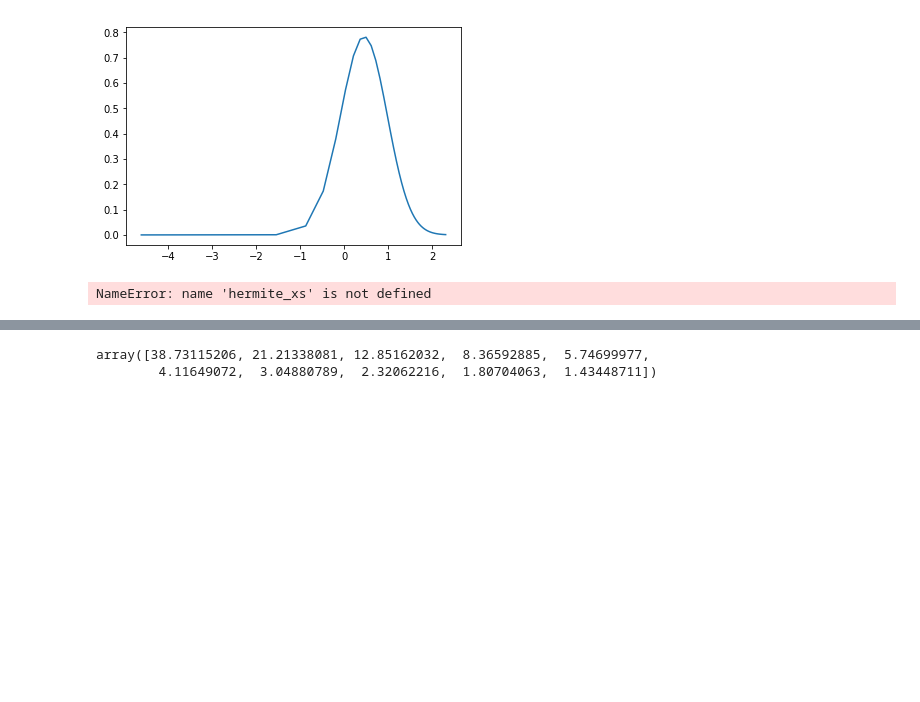
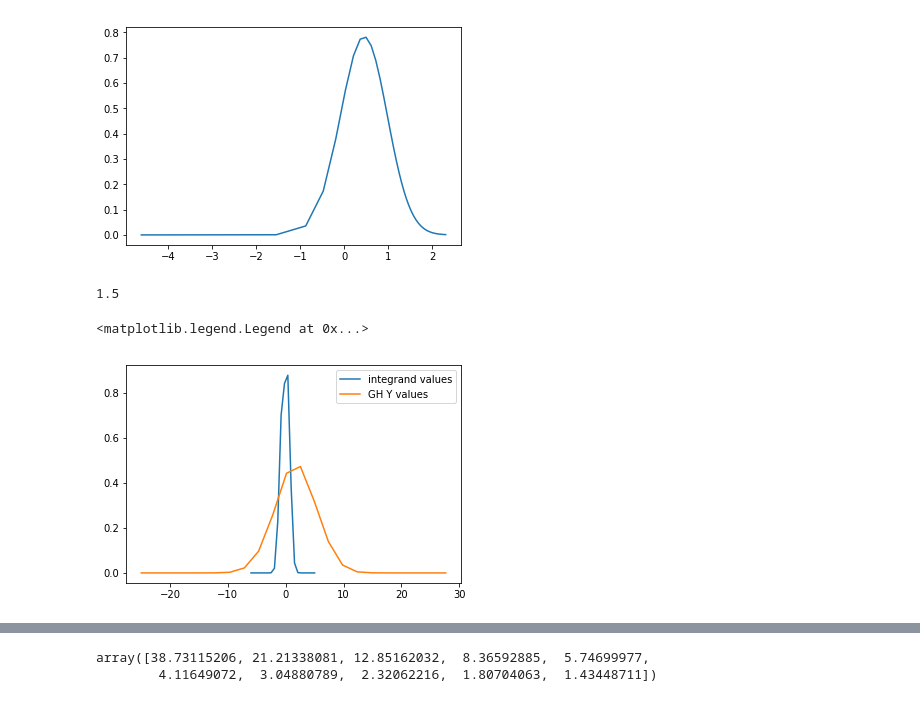
Before and after one commit to cdagnino/LearningModels, a Jupyter notebook: Notebooks/integrating_correctly.ipynb, the cells around one changed output, grey strips where cells are left out. Saved outputs shown, nothing was run; the diff lists cells and outputs as text; code cells hidden in the pictures; blank space fills up the shorter version.

```diff
--- a/Notebooks/integrating_correctly.ipynb
+++ b/Notebooks/integrating_correctly.ipynb
@@ -122,3 +121,36 @@ hermite_ws = np.array([9.717812450995191541494242559389596444E-4,
+# %%
+hermite_xs = np.array([-2.6519613568352334924470820065166161144,
+-1.6735516287674714450318013983035948191,
+             -0.81628788285896466303871095902714581674, 0., 0.8162878828589646630387109590271458167,
+1.6735516287674714450318013983035948191, 2.6519613568352334924470820065166161144])
+
+hermite_ws = np.array([9.717812450995191541494242559389596444E-4,
+0.054515582819127030592178568841695125961,
+0.42560725261012780052031746666639103544,
+0.8102646175568073267648765638130949407,
+0.42560725261012780052031746666639103544,
+0.054515582819127030592178568841695125961,
+9.717812450995191541494242559389596444E-4])
+
+
+#Más nodos:
+
+hermite_xs = np.array([-5.387480890011232862017, -4.603682449550744273078, -3.944764040115625210376,
+                       -3.347854567383216326915, -2.78880605842813048053, -2.254974002089275523082,
+                       -1.738537712116586206781,
+-1.234076215395323007886, -0.7374737285453943587056, -0.2453407083009012499038,
+0.2453407083009012499038, 0.7374737285453943587056, 1.234076215395323007886,
+1.738537712116586206781, 2.254974002089275523082, 2.78880605842813048053,
+3.347854567383216326915, 3.944764040115625210376, 4.603682449550744273078,
+5.387480890011232862017])
+
+hermite_ws = np.array([2.22939364553415129252E-13, 4.3993409922731805536E-10,
+1.086069370769281694E-7, 7.80255647853206369415E-6, 2.28338636016353967257E-4,
+0.00324377334223786183218, 0.0248105208874636108822, 0.1090172060200233200138,
+0.2866755053628341297197, 0.46224366960061008965,0.46224366960061008965,
+0.28667550536283412972, 0.1090172060200233200138, 0.0248105208874636108822,
+0.00324377334223786183218, 2.283386360163539672572E-4, 7.8025564785320636941E-6,
+1.086069370769281694E-7, 4.39934099227318055363E-10, 2.22939364553415129252E-13])
 # %% [markdown]
 ## New Belief check
 
@@ -146,10 +178,19 @@ ax.plot(rescaled_demands, new_beliefs_vals)
 # %% [output]
 [<matplotlib.lines.Line2D at 0x...>]
 [figure]
-# %%
-rescale_demand(hermite_xs, beta_l=const.betas_transition[0], price=0.8)
-# %% [output]
-NameError: name 'hermite_xs' is not defined
+# %%
+fig, ax = plt.subplots(1, 1)
+ax.plot(xvals, yvals, label='integrand values')
+
+#p1.5
+print(p_array[i])
+ghxvals, ghyvals = gauss_hermite_y_values(v0, p_array[i], r_lambda_point, hermite_xs, hermite_ws)
+ax.plot(ghxvals, np.pi**(-0.5)*ghyvals, label='GH Y values')
+ax.legend()
+# %% [output]
+1.5
+<matplotlib.legend.Legend at 0x...>
+[figure, added]
 # %%
 hermite_point = hermite_xs[4]
 beta_l = const.betas_transition[0]
```
Also changed, not shown: parts of 8 cells of this notebook.
